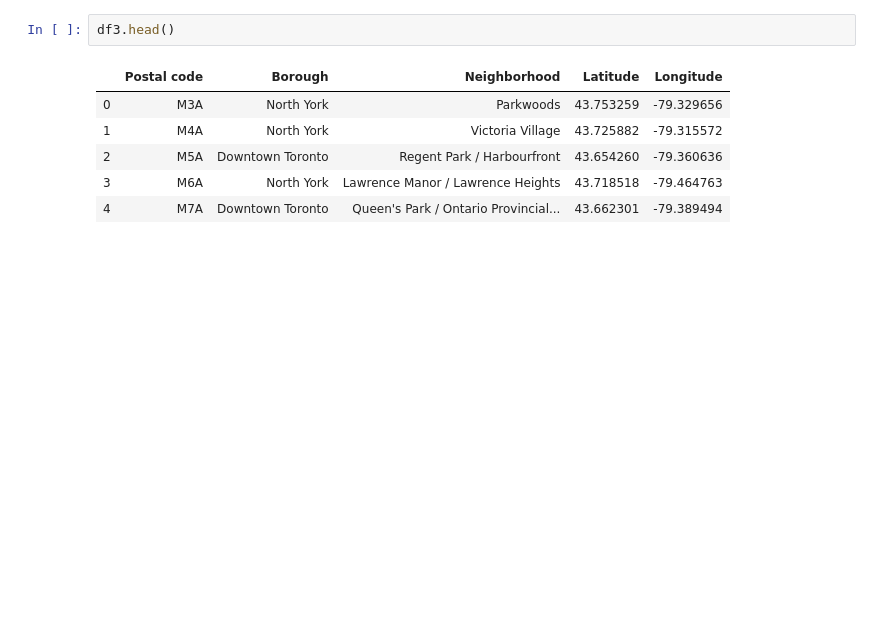
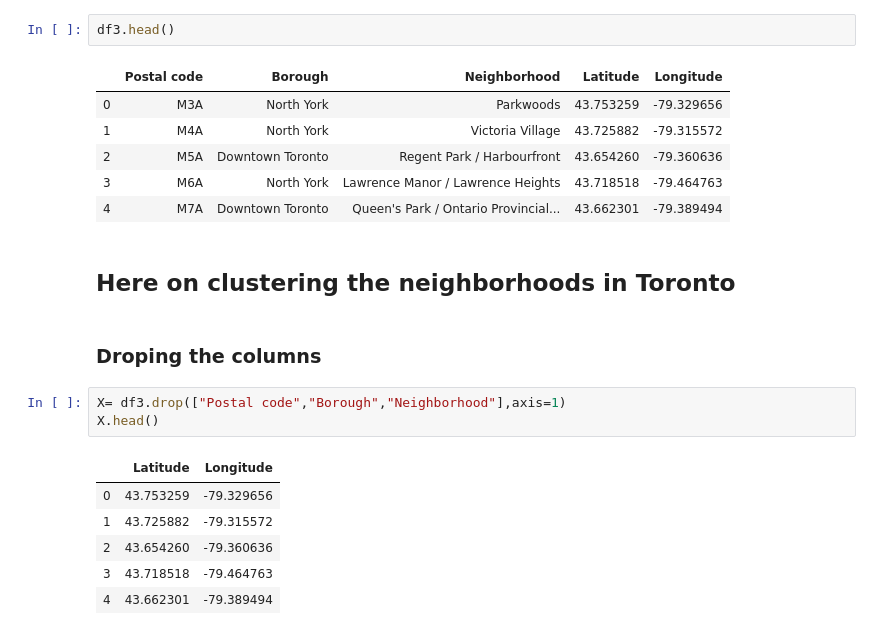
Before and after one commit to Samuel-Mathews/Coursera_Capstone, a Jupyter notebook: Segmenting and Clustering Neighborhoods in Toronto.ipynb, the cells around one changed output. Cells and saved outputs as stored; diff of their text form; blank space fills up the shorter version.

```diff
--- a/Segmenting and Clustering Neighborhoods in Toronto.ipynb
+++ b/Segmenting and Clustering Neighborhoods in Toronto.ipynb
@@ -157,3 +157,17 @@ df3.head()
 | 2 | M5A | Downtown Toronto | Regent Park / Harbourfront | 43.654260 | -79.360636 |
 | 3 | M6A | North York | Lawrence Manor / Lawrence Heights | 43.718518 | -79.464763 |
 | 4 | M7A | Downtown Toronto | Queen's Park / Ontario Provincial... | 43.662301 | -79.389494 |
+# %% [markdown]
+## Here on clustering the neighborhoods in Toronto
+# %% [markdown]
+### Droping the columns
+# %%
+X= df3.drop(["Postal code","Borough","Neighborhood"],axis=1)
+X.head()
+# %% [output]
+|  | Latitude | Longitude |
+| 0 | 43.753259 | -79.329656 |
+| 1 | 43.725882 | -79.315572 |
+| 2 | 43.654260 | -79.360636 |
+| 3 | 43.718518 | -79.464763 |
+| 4 | 43.662301 | -79.389494 |
```
Also changed, not shown: parts of 13 cells of this notebook.
